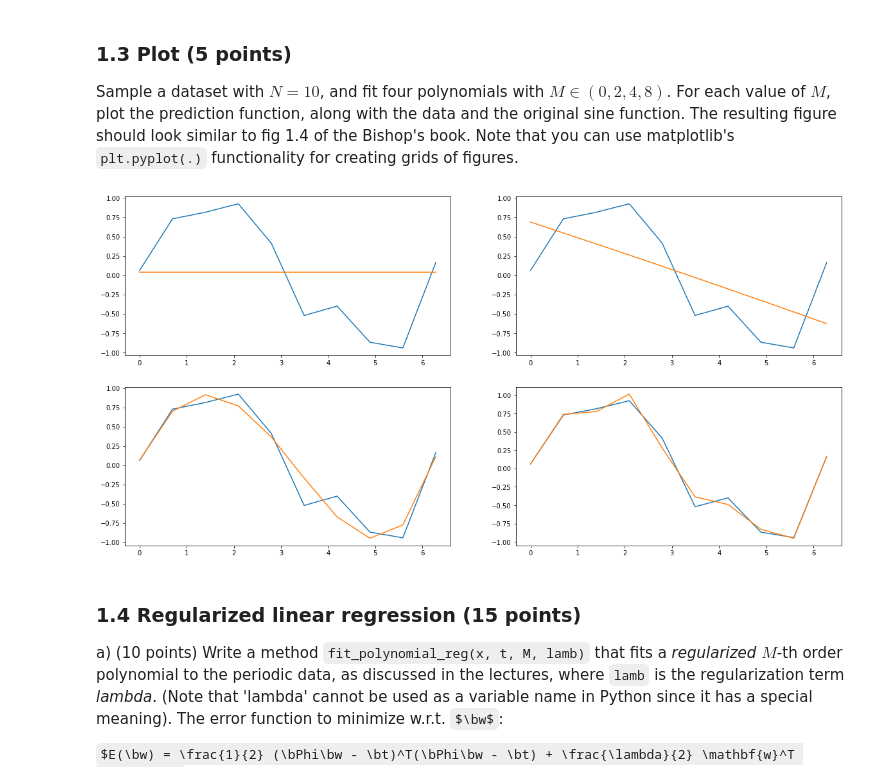
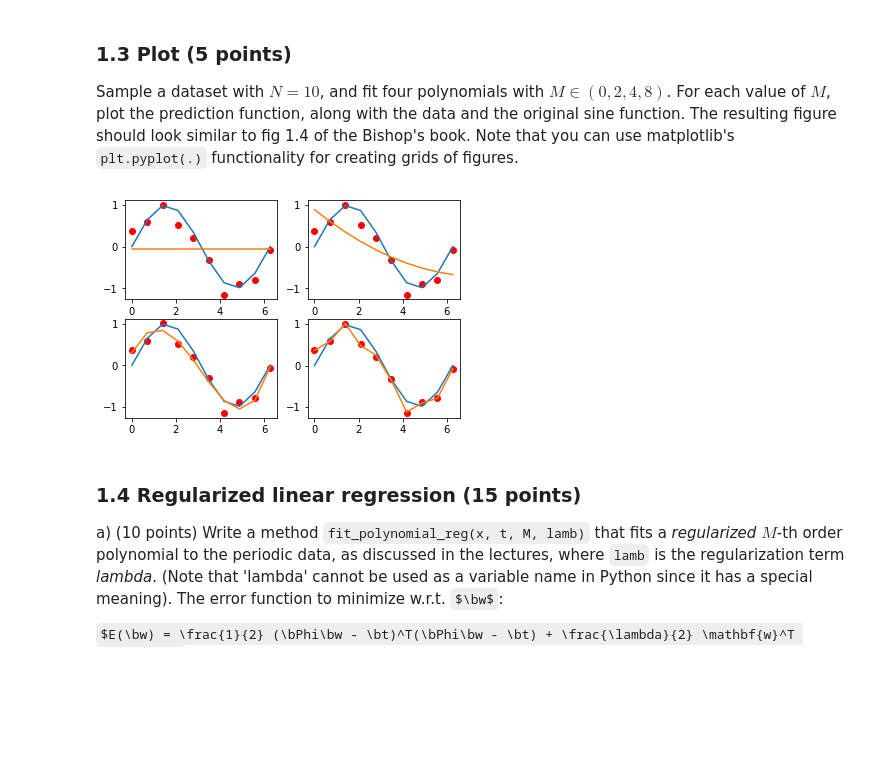
Before and after one commit to TraianVidrascu/ML1, a Jupyter notebook: 12280046_11808527_lab1.ipynb, the cells around one changed output. Saved outputs shown, nothing was run; the diff lists cells and outputs as text; code cells hidden in the pictures; some formulas as TeX source; blank space fills up the shorter version.

```diff
--- a/12280046_11808527_lab1.ipynb
+++ b/12280046_11808527_lab1.ipynb
@@ -143,14 +145,13 @@ def designmatrix(x, M): # it is highly recommended to write a helper function th
     phi = np.array([[x_i**j for j in range(0,M+1)] for x_i in x])
     return phi
 
+def y_function(x, w_ml, Phi):
+    y=[]
+    for i in range(0,len(x)):
+        y.append(w_ml.transpose().dot(Phi[i,:]))
+    return y
+
 def fit_polynomial(x, t, M):
     Phi = designmatrix(x, M)
     w_ml = np.linalg.inv(np.transpose(Phi).dot(Phi)).dot(np.transpose(Phi)).dot(t)
     return w_ml, Phi
-N = 10
-x = np.square((np.linspace(-1, 1, N)))
-t = 0.3*x + 2.5
-m = 2
-w, Phi = fit_polynomial(x,t,m)
-print(w)
-print(Phi)
@@ -183,20 +172,21 @@ For each value of $M$, plot the prediction function, along with the data and the
 # %%
 import matplotlib.pyplot  as plt
 
 N = 10
 M = [0,2,4,8]
 x, t = gen_sine(N)
 
 k = 1
 for m in M:
     plt.subplot(2,2,k)
     k+=1
     w_ml, Phi = fit_polynomial(x,t,m)
-    y = Phi.dot(w_ml)
-    plt.plot(x,t)
+    y = y_function(x, w_ml, Phi)
+    plt.plot(x,t, 'ro')
+    plt.plot(x,np.sin(x))
     plt.plot(x,y)
 # %% [output]
-[figure, old version]
+[figure, new version]
 # %% [markdown]
 ### 1.4 Regularized linear regression (15 points)
 
```
Also changed, not shown: parts of 13 cells of this notebook.
